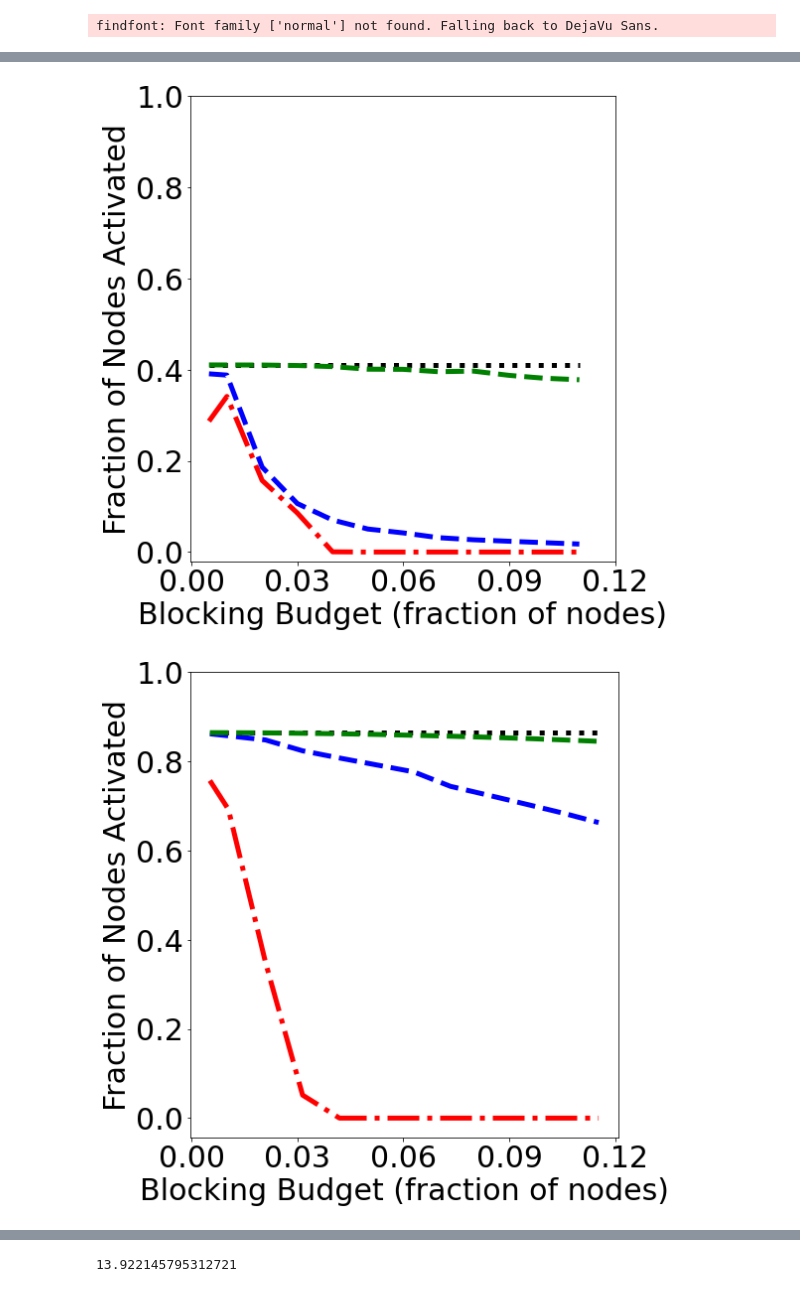
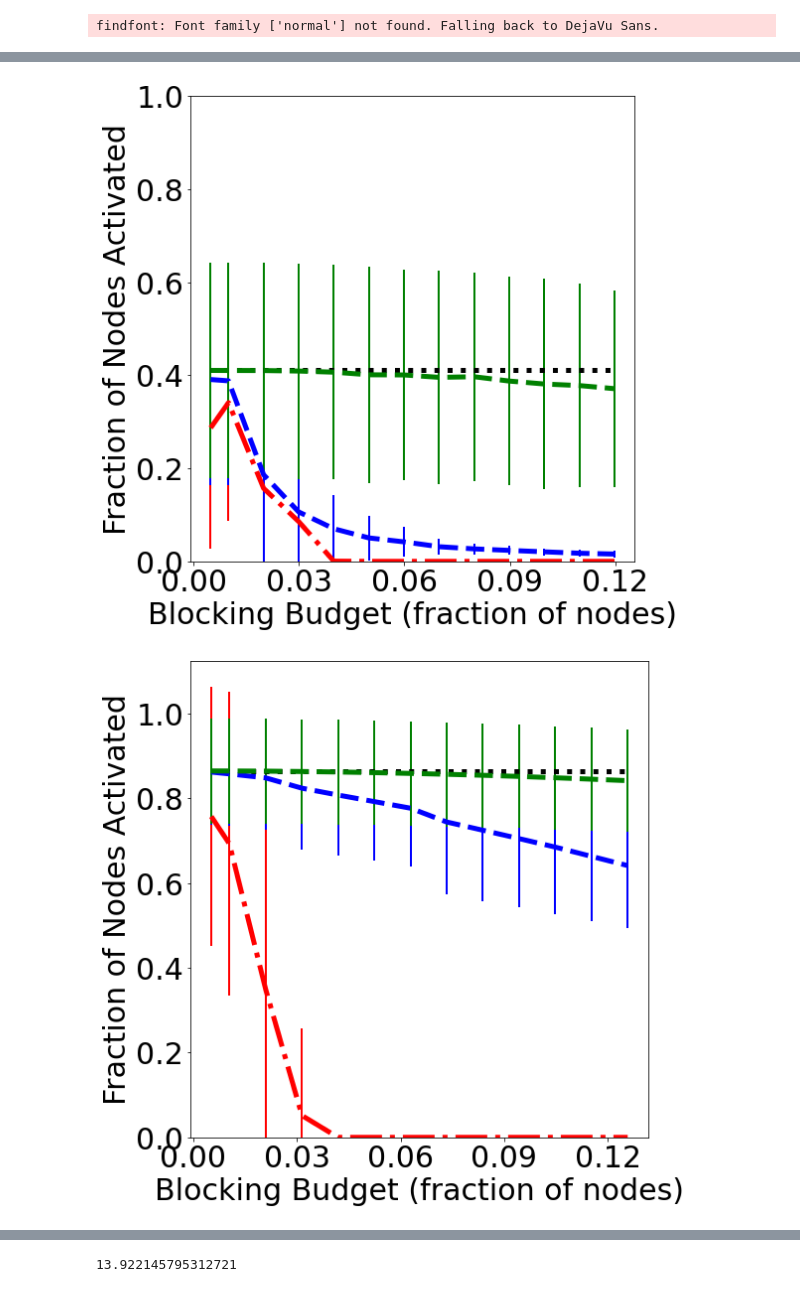
Before and after one commit to hcars/threshold_simulations_refactored, a Jupyter notebook: complex_net_proposal/experiment_results/analysis.ipynb, the cells around one changed output, grey strips where cells are left out. Cells and saved outputs as stored; diff of their text form; code cells hidden in the pictures.

```diff
--- a/complex_net_proposal/experiment_results/analysis.ipynb
+++ b/complex_net_proposal/experiment_results/analysis.ipynb
@@ -45,5 +43,5 @@ for i in range(results.shape[0]):
 #         print(
 #             averaged[group].tolist()
 #              )
-threshold = results[(results.threshold == 4) & (results.network_name == 'astroph')]
-threshold
+# threshold = results[(results.threshold == 4) & (results.network_name == 'astroph')]
+# threshold
@@ -64,4 +48,7 @@ threshold
 # %%
-pd.set_option("display.max_rows", None, "display.max_columns", None)
-results[(results.network_name == "fb-pages-politician") & (results.threshold == 4) & (results.budget_total <= .01)][['budget_total', 'total_cbh']]
+# pd.set_option("display.max_rows", None, "display.max_columns", None)
+# # results[(results.network_name == "wiki") & (results.threshold == 2)].groupby('budget_total').max()
+results['gamma'] = results['total_cbh'] / results['total_degree']
+high_vals = results[results.gamma > 1]
+plt.hist(high_vals['budget_total'], bins=12)
 # %% [output]
@@ -99,20 +76,22 @@ for name in names:
     for i in range(len(thres)):
         threshold = net_results[net_results.threshold == thres[i]]
         split = threshold.groupby(['budget_total']).mean()
-        maxes = threshold.groupby(['budget_total']).max()
-        mins = threshold.groupby(['budget_total']).min()
-
+        std = threshold.groupby(['budget_total']).std()
         fig, ax = plt.subplots(figsize=(8, 8))
         budgets = threshold['budget_total'].unique().tolist()
         total_cbh = split['total_cbh'].tolist()
         total_degree = split['total_degree'].tolist()
         total_no_block = split['total_no_block'].tolist()
         total_random = split['total_random'].tolist()
-#         print(np.reshape(mins['total_cbh'].tolist()[:-1], len(budgets)-1))
-        cbh, = ax.plot(budgets[:-1], list(split.total_cbh)[:-1], 'r-.', linewidth=5)
-        degree, = ax.plot(budgets[:-1], list(split.total_degree)[:-1], 'b--', linewidth=5)
-        no_block, = ax.plot(budgets[:-1], list(split.total_no_block)[:-1], 'k:', linewidth=5)
-        random, = ax.plot(budgets[:-1], list(split.total_random)[:-1],'g--', linewidth=5)
+
+
+
+
+
+        ax.errorbar(x=budgets, y=total_cbh, yerr=std['total_cbh'], fmt='r-.', linewidth=5, elinewidth=2)
+        ax.errorbar(budgets, total_degree, yerr=std['total_degree'], fmt='b--', linewidth=5, elinewidth=2)
+        no_block, = ax.plot(budgets, total_no_block, 'k:', linewidth=5)
+        ax.errorbar(budgets, total_random, yerr=std['total_random'], fmt='g--', linewidth=5, elinewidth=2)
         ax.set_xticks(np.arange(0, .13, .03))
         ax.set_yticks(np.arange(0, 1.1, .2))
         fig.tight_layout(pad=1)
@@ -122,8 +101,9 @@ for name in names:
 #             ax.set_title("fb-poli Fraction Infected", pad=2)
         ax.set_xlabel("Blocking Budget (fraction of nodes)")
         ax.set_ylabel("Fraction of Nodes Activated")
+        plt.ylim(0)
 #         ax.yaxis.set_ticks_position("right")
 #         ax.yaxis.set_label_position("right")
-#         plt.savefig("plots/" + name + "_thres_" + str(thres[i]) + ".pdf", bbox_inches="tight")
+        plt.savefig("plots/" + name + "_thres_" + str(thres[i]) + "_new.pdf", bbox_inches="tight")
 # %% [output]
 findfont: Font family ['normal'] not found. Falling back to DejaVu Sans.
@@ -132,2 +112,2 @@ findfont: Font family ['normal'] not found. Falling back to DejaVu Sans.
-[figure, old version]
+[figure, new version]
-[figure, old version]
+[figure, new version]
```
Also changed, not shown: parts of 6 cells of this notebook, 16 other files.
